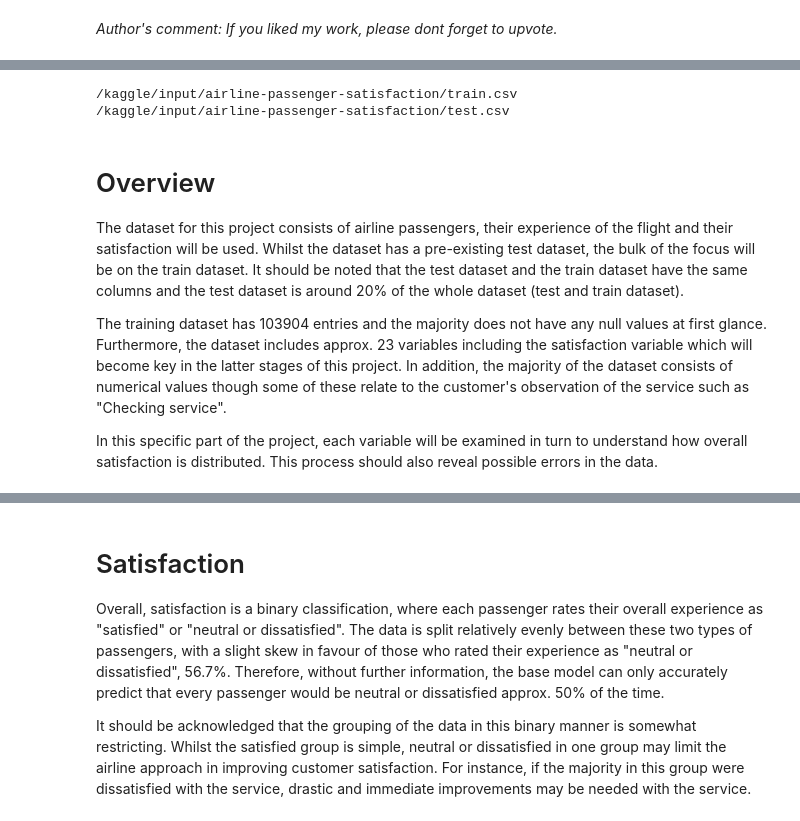
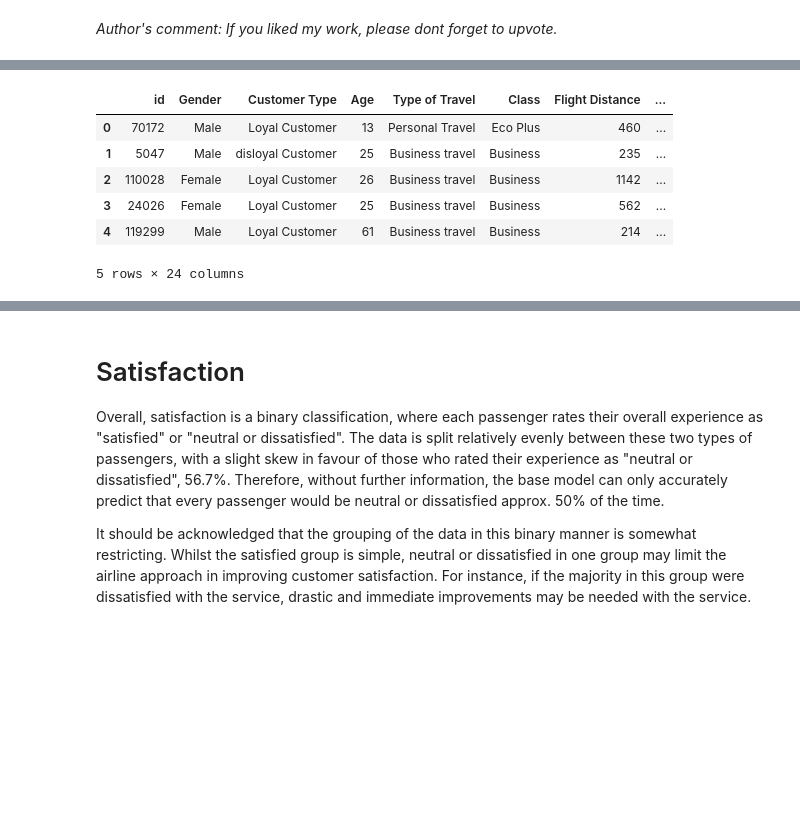
Before and after one commit to Lostinworlds/AirlinePassengerSatisfaction, a Jupyter notebook: eda-data-viz-airline-passenger-satisfaction.ipynb, the cells around one changed output, grey strips where cells are left out. Saved outputs shown, nothing was run; the diff lists cells and outputs as text; code cells hidden in the pictures; blank space fills up the shorter version.

```diff
--- a/eda-data-viz-airline-passenger-satisfaction.ipynb
+++ b/eda-data-viz-airline-passenger-satisfaction.ipynb
@@ -12,27 +19,29 @@ Subsequently, in this project, through the use of an extensive passenger satisfa
 # %%
 # libraries for data handling
 import numpy as np
 import pandas as pd
 
 # kaggle specific library for reading data
 import os
-for dirname, _, filenames in os.walk('/kaggle/input'):
-    for filename in filenames:
-        print(os.path.join(dirname, filename))
 
 # libraries for data visualisation
 import matplotlib.pyplot as plt
 import seaborn as sns
 
 #set style of graphs
 sns.set_style("whitegrid")
+
+# import data
+train = pd.read_csv("/kaggle/input/airline-passenger-satisfaction/train.csv", index_col = "Unnamed: 0" )
+test =  pd.read_csv("/kaggle/input/airline-passenger-satisfaction/test.csv", index_col = "Unnamed: 0"  )
+
+# show to 5 rows of train data.
+train.head()
 # %% [output]
+|  | id | Gender | Customer Type | Age | Type of Travel | Class | Flight Distance | ... |
+| 0 | 70172 | Male | Loyal Customer | 13 | Personal Travel | Eco Plus | 460 | ... |
+| 1 | 5047 | Male | disloyal Customer | 25 | Business travel | Business | 235 | ... |
+| 2 | 110028 | Female | Loyal Customer | 26 | Business travel | Business | 1142 | ... |
+| 3 | 24026 | Female | Loyal Customer | 25 | Business travel | Business | 562 | ... |
+| 4 | 119299 | Male | Loyal Customer | 61 | Business travel | Business | 214 | ... |
-/kaggle/input/airline-passenger-satisfaction/train.csv
-/kaggle/input/airline-passenger-satisfaction/test.csv
+5 rows × 24 columns
-# %% [markdown]
-# Overview
-The dataset for this project consists of airline passengers, their experience of the flight and their satisfaction will be used. Whilst the dataset has a pre-existing test dataset, the bulk of the focus will be on the train dataset. It should be noted that the test dataset and the train dataset have the same columns and the test dataset is around 20% of the whole dataset (test and train dataset).
-
-The training dataset has 103904 entries and the majority does not have any null values at first glance. Furthermore, the dataset includes approx. 23 variables including the satisfaction variable which will become key in the latter stages of this project. In addition, the majority of the dataset consists of numerical values though some of these relate to the customer's observation of the service such as "Checking service".
-
-In this specific part of the project, each variable will be examined in turn to understand how overall satisfaction is distributed. This process should also reveal possible errors in the data.
```
Also changed, not shown: parts of 47 cells of this notebook.
